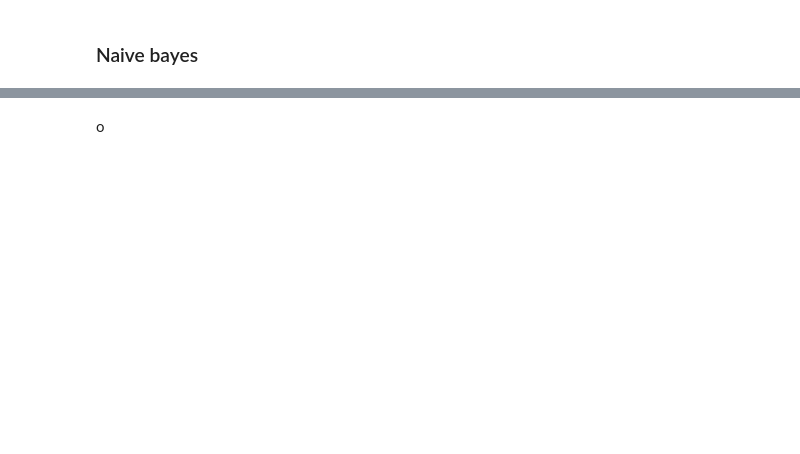
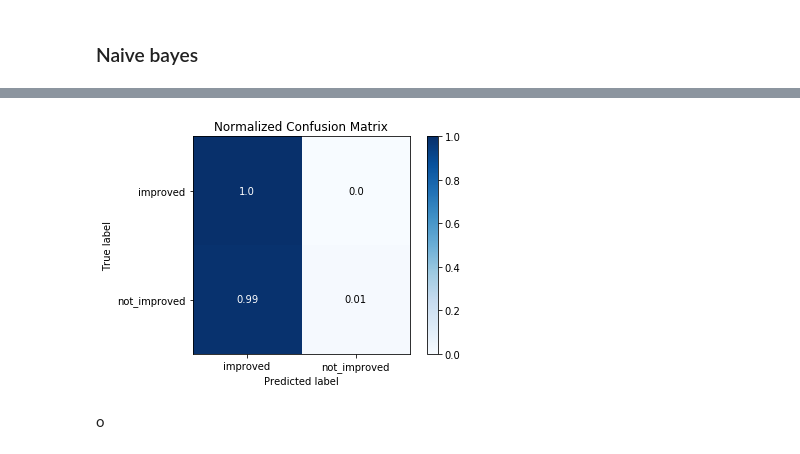
Before and after one commit to Kali-Dev/Internship-Assignment, a Jupyter notebook: intership project.ipynb, the cells around one changed output, grey strips where cells are left out. Drawn from its saved outputs; the diff is of its cells as text; code cells hidden in the pictures; blank space fills up the shorter version.

```diff
--- a/intership project.ipynb
+++ b/intership project.ipynb
@@ -757,2 +756,6 @@ accuracy : 0.5737704918032787
+# %%
+skplt.metrics.plot_confusion_matrix(y_test, bnb_predict, normalize=True);
+# %% [output]
+[figure, added]
 # %% [markdown]
 o
```
Also changed, not shown: parts of 10 cells of this notebook.
